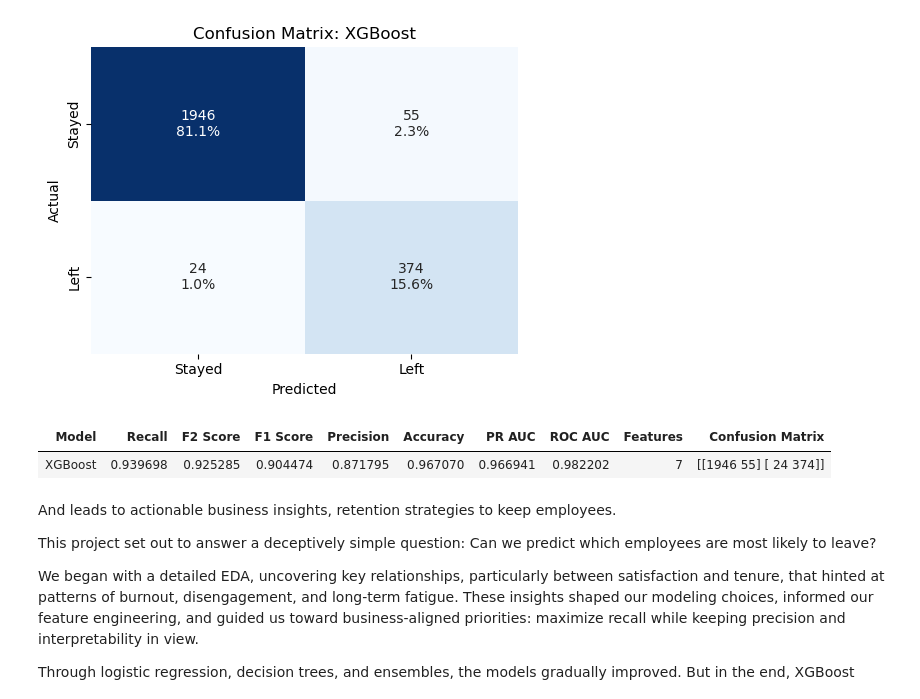
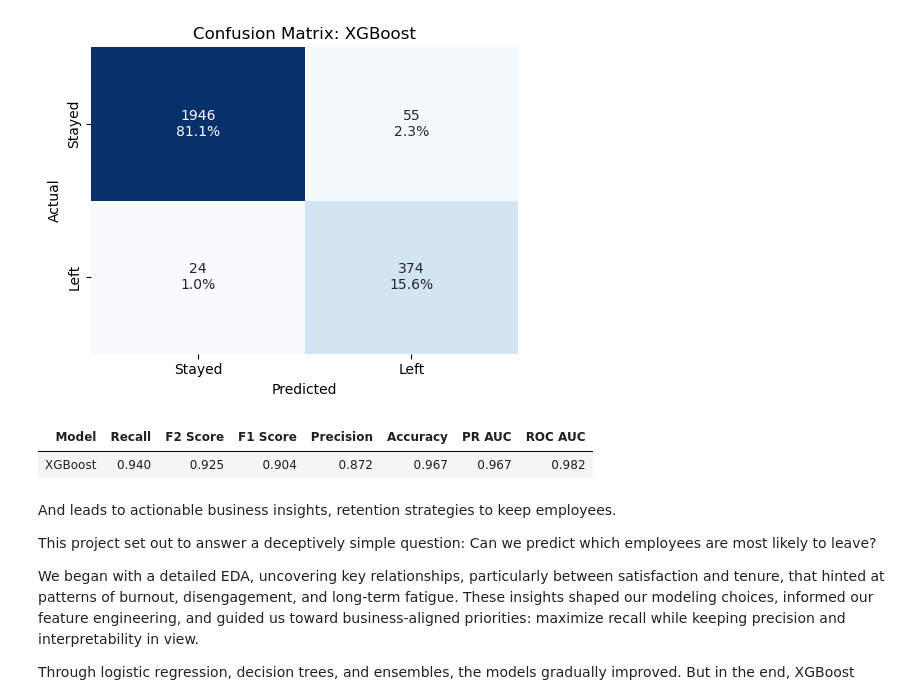
Before and after one commit to johbry17/Salifort-Employee-Churn-ml, a Jupyter notebook: executive_summary.ipynb, the cells around one changed output. Cells and saved outputs as stored; diff of their text form; code cells hidden in the pictures.

```diff
--- a/executive_summary.ipynb
+++ b/executive_summary.ipynb
@@ -1839,13 +1805,24 @@ plot_confusion_from_results(results_test[results_test["Model"] == "XGBoost"])
 # %%
 # print XGBoost metrics
 display(
     results_test[results_test["Model"] == "XGBoost"]
-    .drop(columns=["Best Params"])
-    .style.hide(axis="index")
+    .drop(columns=["Best Params", "Confusion Matrix", "Features"])
+    .style.format(
+        {
+            "Accuracy": "{:.3f}",
+            "Precision": "{:.3f}",
+            "Recall": "{:.3f}",
+            "F1 Score": "{:.3f}",
+            "F2 Score": "{:.3f}",
+            "ROC AUC": "{:.3f}",
+            "PR AUC": "{:.3f}",
+        }
+    )
+    .hide(axis="index")
 )
 # %% [output]
-| Model | Recall | F2 Score | F1 Score | Precision | Accuracy | PR AUC | ROC AUC | Features | Confusion Matrix |
-| XGBoost | 0.939698 | 0.925285 | 0.904474 | 0.871795 | 0.967070 | 0.966941 | 0.982202 | 7 | [[1946 55] [ 24 374]] |
+| Model | Recall | F2 Score | F1 Score | Precision | Accuracy | PR AUC | ROC AUC |
+| XGBoost | 0.940 | 0.925 | 0.904 | 0.872 | 0.967 | 0.967 | 0.982 |
 # %% [markdown]
 And leads to actionable business insights, retention strategies to keep employees.
 
```
Also changed, not shown: parts of 21 cells of this notebook, 9 other files.
